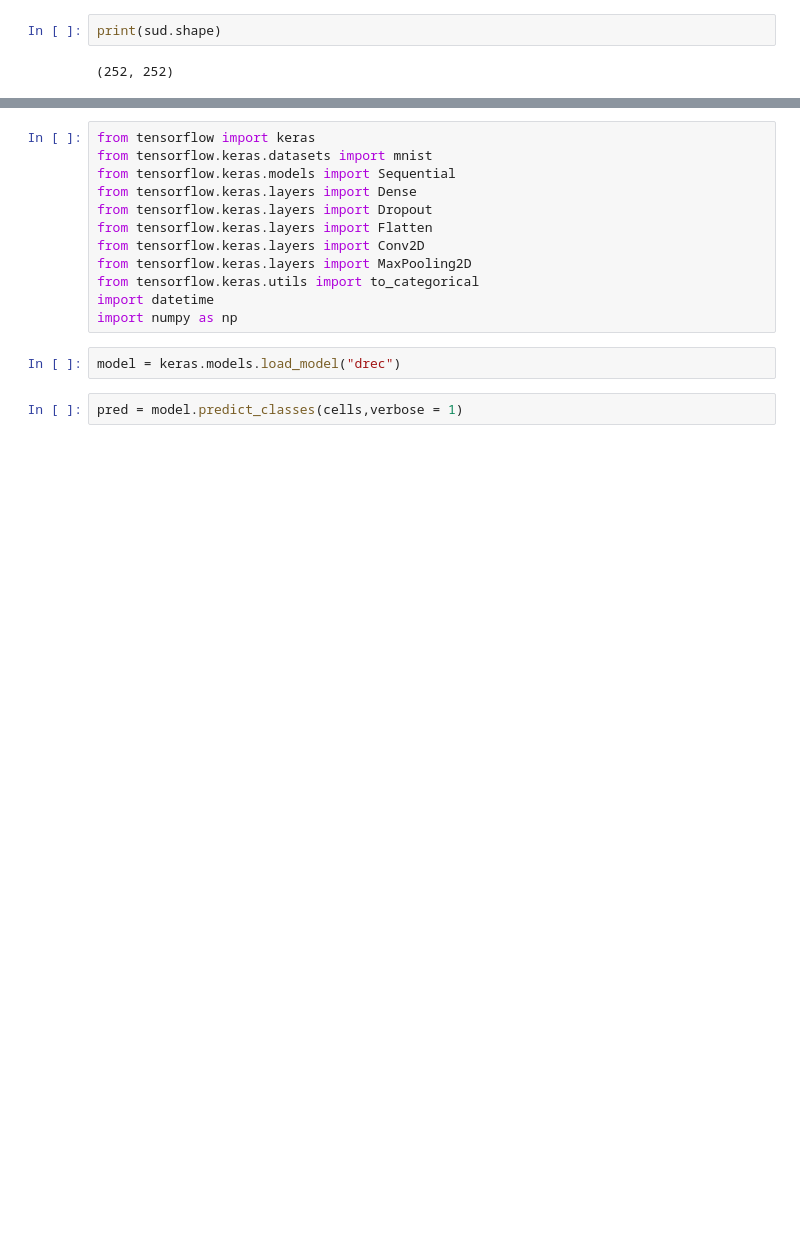
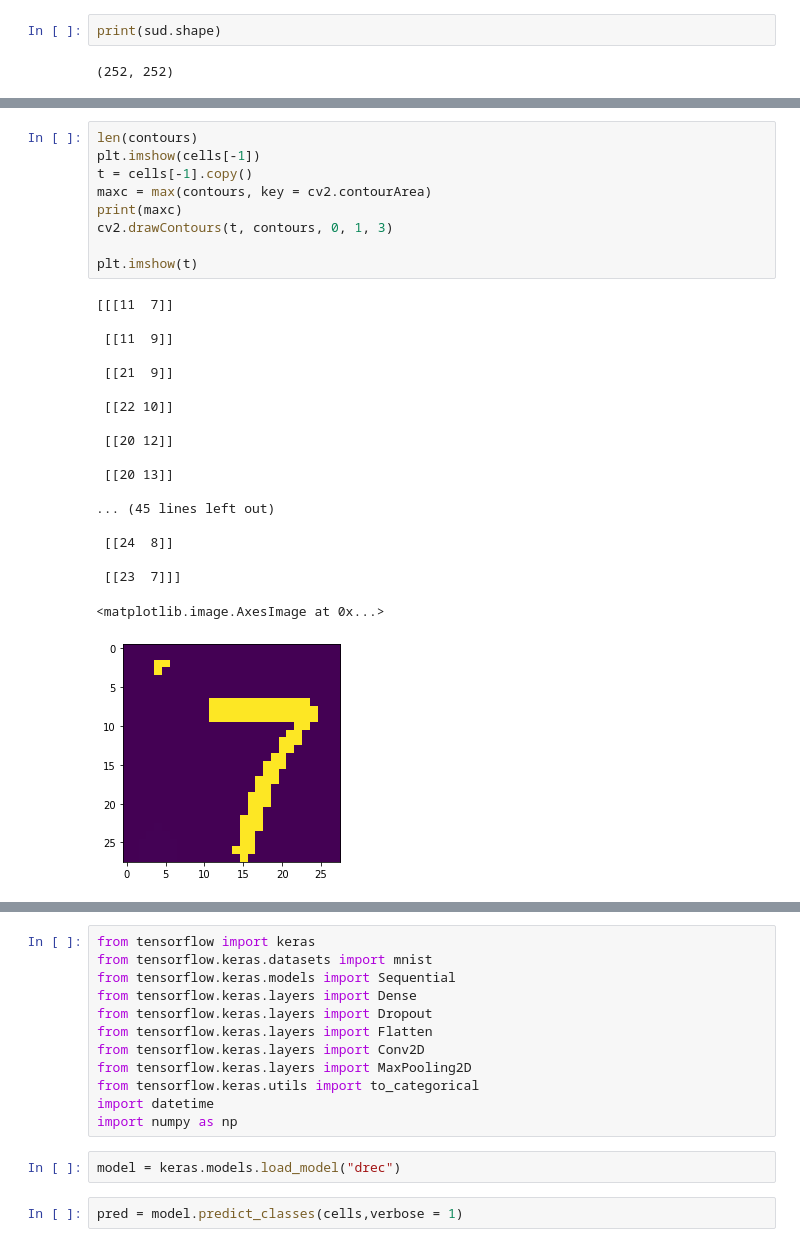
Before and after one commit to kaydee0502/SudokuSazy, a Jupyter notebook: model/sudoku_neat.ipynb, the cells around one changed output, grey strips where cells are left out. Drawn from its saved outputs; the diff is of its cells as text; blank space fills up the shorter version.

```diff
--- a/model/sudoku_neat.ipynb
+++ b/model/sudoku_neat.ipynb
@@ -74 +64,30 @@ for r in range(0,252,28):
 ... (69 outputs left out)
+# %%
+len(contours)
+plt.imshow(cells[-1])
+t = cells[-1].copy()
+maxc = max(contours, key = cv2.contourArea)
+print(maxc)
+cv2.drawContours(t, contours, 0, 1, 3)
+
+plt.imshow(t)
+# %% [output]
+[[[11  7]]
+
+ [[11  9]]
+
+ [[21  9]]
+
+ [[22 10]]
+
+ [[20 12]]
+
+ [[20 13]]
+
+... (45 lines left out)
+
+ [[24  8]]
+
+ [[23  7]]]
+<matplotlib.image.AxesImage at 0x...>
+[figure, added]
```
Also changed, not shown: parts of 8 cells of this notebook, 8 other files.
